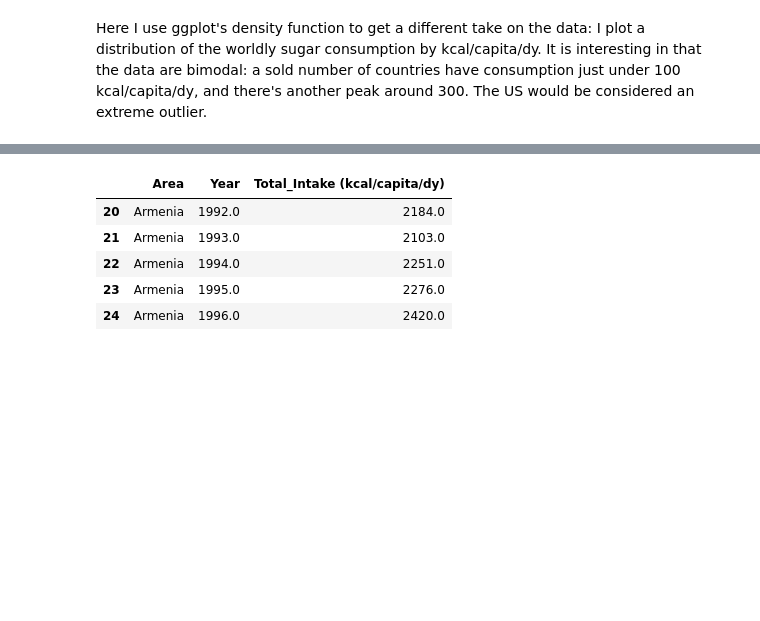
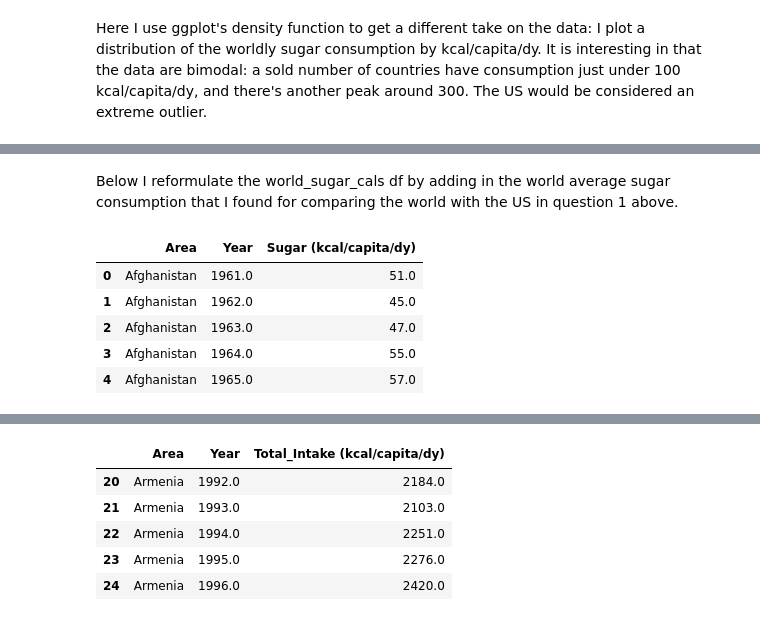
Before and after one commit to LutherCSMiller/midtermproject-andeca10, a Jupyter notebook: project1.ipynb, the cells around one changed output, grey strips where cells are left out. Drawn from its saved outputs; the diff is of its cells as text; code cells hidden in the pictures; blank space fills up the shorter version.

```diff
--- a/project1.ipynb
+++ b/project1.ipynb
@@ -114,0 +121,12 @@ ggplot(aes(x='Ave Sugar Consumption (kcal/capita/dy)'), data=ave_sugars) + geom_
+# %% [markdown]
+Below I reformulate the world_sugar_cals df by adding in the world average sugar consumption that I found for comparing the world with the US in question 1 above.
+# %%
+world_sugar_cals = world_sugar_cals_pivot.unstack().reset_index(name = 'Sugar (kcal/capita/dy)')
+world_sugar_cals.head()
+# %% [output]
+|  | Area | Year | Sugar (kcal/capita/dy) |
+| 0 | Afghanistan | 1961.0 | 51.0 |
+| 1 | Afghanistan | 1962.0 | 45.0 |
+| 2 | Afghanistan | 1963.0 | 47.0 |
+| 3 | Afghanistan | 1964.0 | 55.0 |
+| 4 | Afghanistan | 1965.0 | 57.0 |
```
Also changed, not shown: parts of 25 cells of this notebook.
